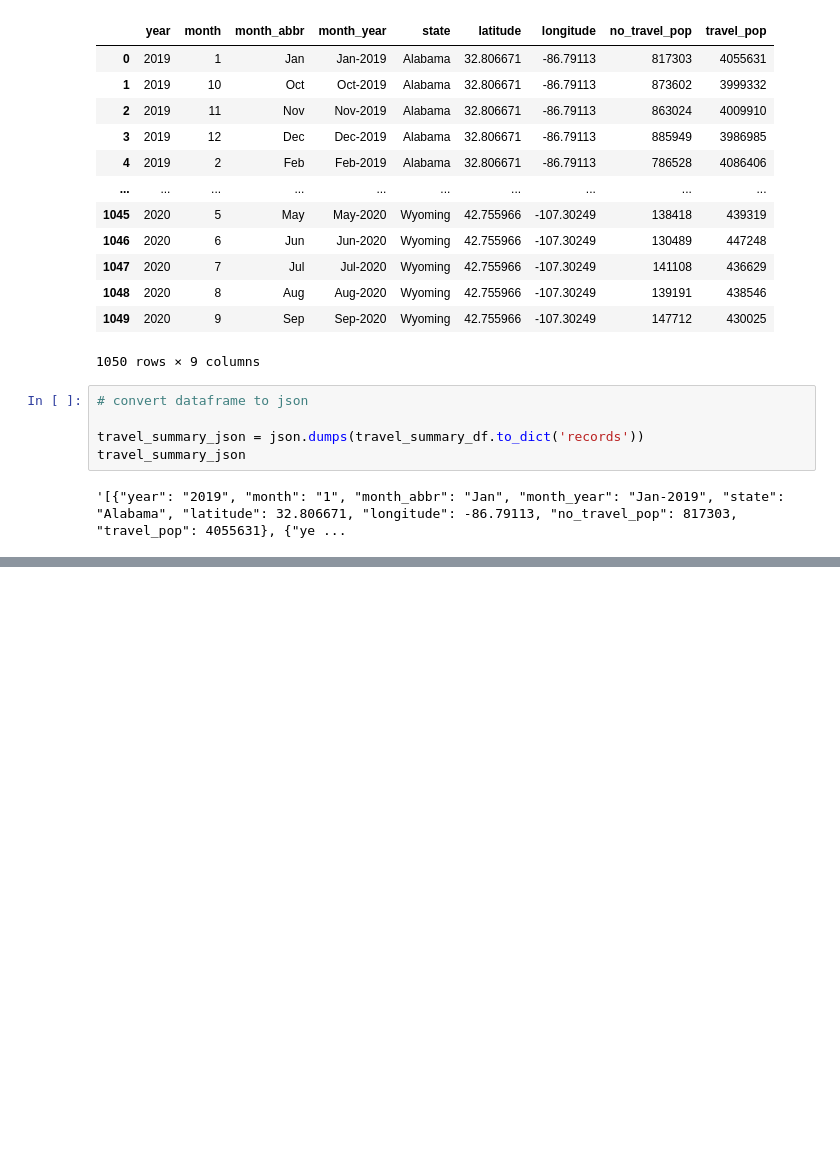
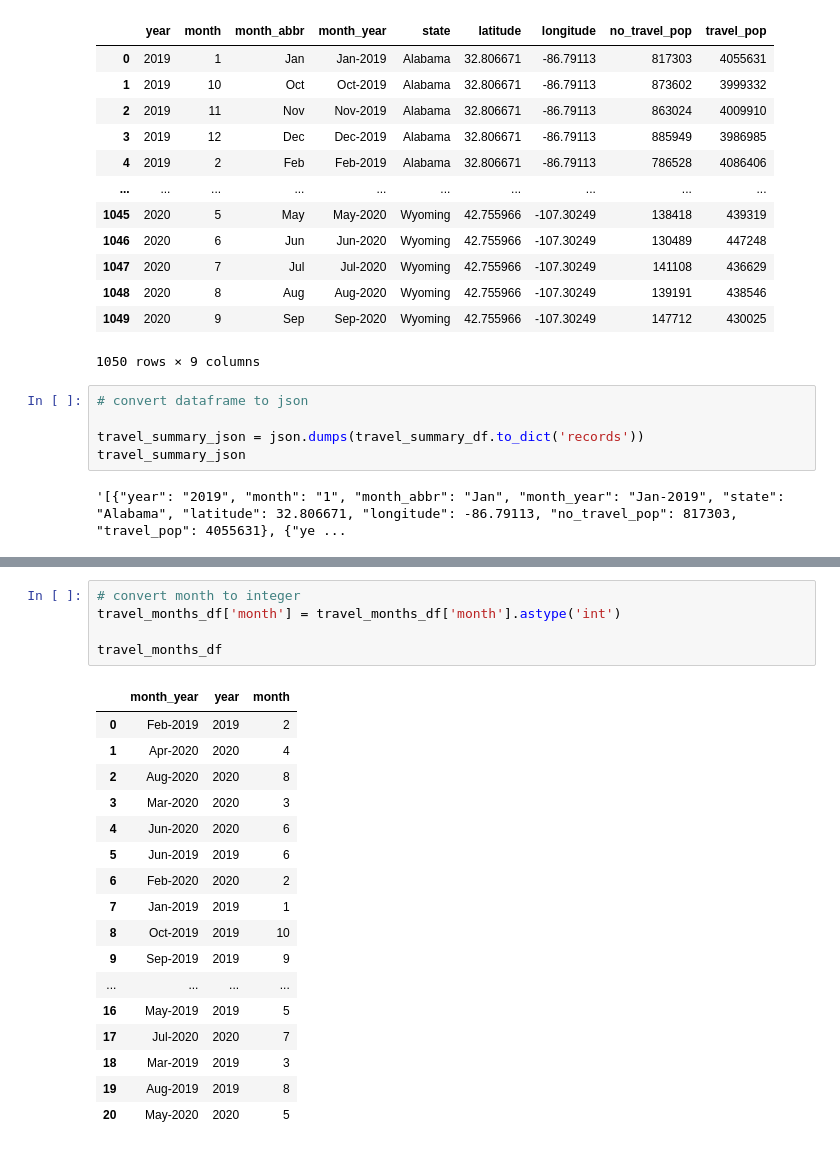
Before and after one commit to aselvan8/project_travel_plan, a Jupyter notebook: python_code/data_prep_flask.ipynb, the cells around one changed output, grey strips where cells are left out. Cells and saved outputs as stored; diff of their text form; blank space fills up the shorter version.

```diff
--- a/python_code/data_prep_flask.ipynb
+++ b/python_code/data_prep_flask.ipynb
@@ -213,0 +236,23 @@ travel_summary_json
+# %%
+# convert month to integer
+travel_months_df['month'] = travel_months_df['month'].astype('int')
+
+travel_months_df
+# %% [output]
+|  | month_year | year | month |
+| 0 | Feb-2019 | 2019 | 2 |
+| 1 | Apr-2020 | 2020 | 4 |
+| 2 | Aug-2020 | 2020 | 8 |
+| 3 | Mar-2020 | 2020 | 3 |
+| 4 | Jun-2020 | 2020 | 6 |
+| 5 | Jun-2019 | 2019 | 6 |
+| 6 | Feb-2020 | 2020 | 2 |
+| 7 | Jan-2019 | 2019 | 1 |
+| 8 | Oct-2019 | 2019 | 10 |
+| 9 | Sep-2019 | 2019 | 9 |
+| ... | ... | ... | ... |
+| 16 | May-2019 | 2019 | 5 |
+| 17 | Jul-2020 | 2020 | 7 |
+| 18 | Mar-2019 | 2019 | 3 |
+| 19 | Aug-2019 | 2019 | 8 |
+| 20 | May-2020 | 2020 | 5 |
```
Also changed, not shown: parts of 9 cells of this notebook, 1 other file.
